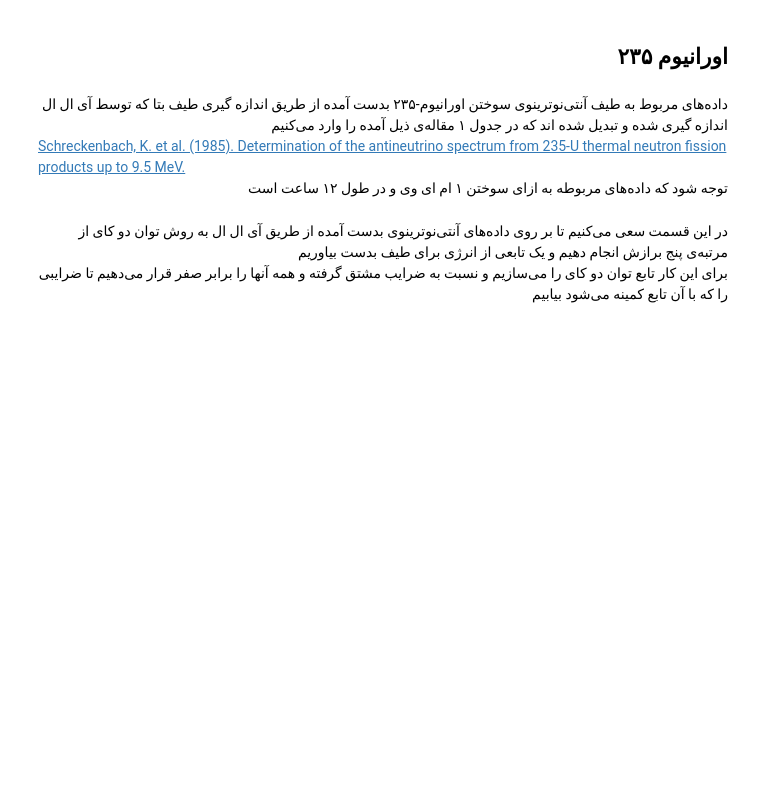
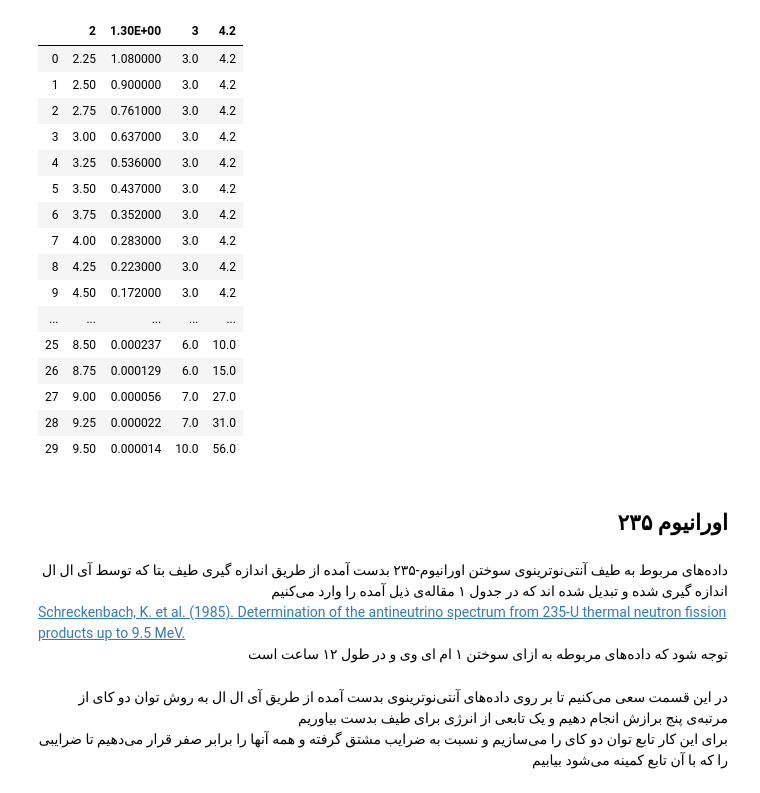
Before and after one commit to dehpour/Reactor-Antineutrino-Flux-Analysis, a Jupyter notebook: ILL's Phenomenological Model Predicted Antineutrino Flux Compare with Recently Observations.ipynb, the cells around one changed output. Drawn from its saved outputs; the diff is of its cells as text; code cells hidden in the pictures; blank space fills up the shorter version.

```diff
--- a/ILL's Phenomenological Model Predicted Antineutrino Flux Compare with Recently Observations.ipynb
+++ b/ILL's Phenomenological Model Predicted Antineutrino Flux Compare with Recently Observations.ipynb
@@ -7,3 +9,23 @@ from sympy import diff,solve,Eq
+# %%
+pd.read_csv('https://raw.githubusercontent.com/dehpour/Reactor-Antineutrino-Flux-Analysis/main/db/1985Schreckenbach_N_nu_E_235U.csv')
+# %% [output]
+|  | 2 | 1.30E+00 | 3 | 4.2 |
+| 0 | 2.25 | 1.080000 | 3.0 | 4.2 |
+| 1 | 2.50 | 0.900000 | 3.0 | 4.2 |
+| 2 | 2.75 | 0.761000 | 3.0 | 4.2 |
+| 3 | 3.00 | 0.637000 | 3.0 | 4.2 |
+| 4 | 3.25 | 0.536000 | 3.0 | 4.2 |
+| 5 | 3.50 | 0.437000 | 3.0 | 4.2 |
+| 6 | 3.75 | 0.352000 | 3.0 | 4.2 |
+| 7 | 4.00 | 0.283000 | 3.0 | 4.2 |
+| 8 | 4.25 | 0.223000 | 3.0 | 4.2 |
+| 9 | 4.50 | 0.172000 | 3.0 | 4.2 |
+| ... | ... | ... | ... | ... |
+| 25 | 8.50 | 0.000237 | 6.0 | 10.0 |
+| 26 | 8.75 | 0.000129 | 6.0 | 15.0 |
+| 27 | 9.00 | 0.000056 | 7.0 | 27.0 |
+| 28 | 9.25 | 0.000022 | 7.0 | 31.0 |
+| 29 | 9.50 | 0.000014 | 10.0 | 56.0 |
 # %% [markdown]
 <h2 dir="rtl" align="right">
 اورانیوم ۲۳۵
```
Also changed, not shown: parts of 2 cells of this notebook.
